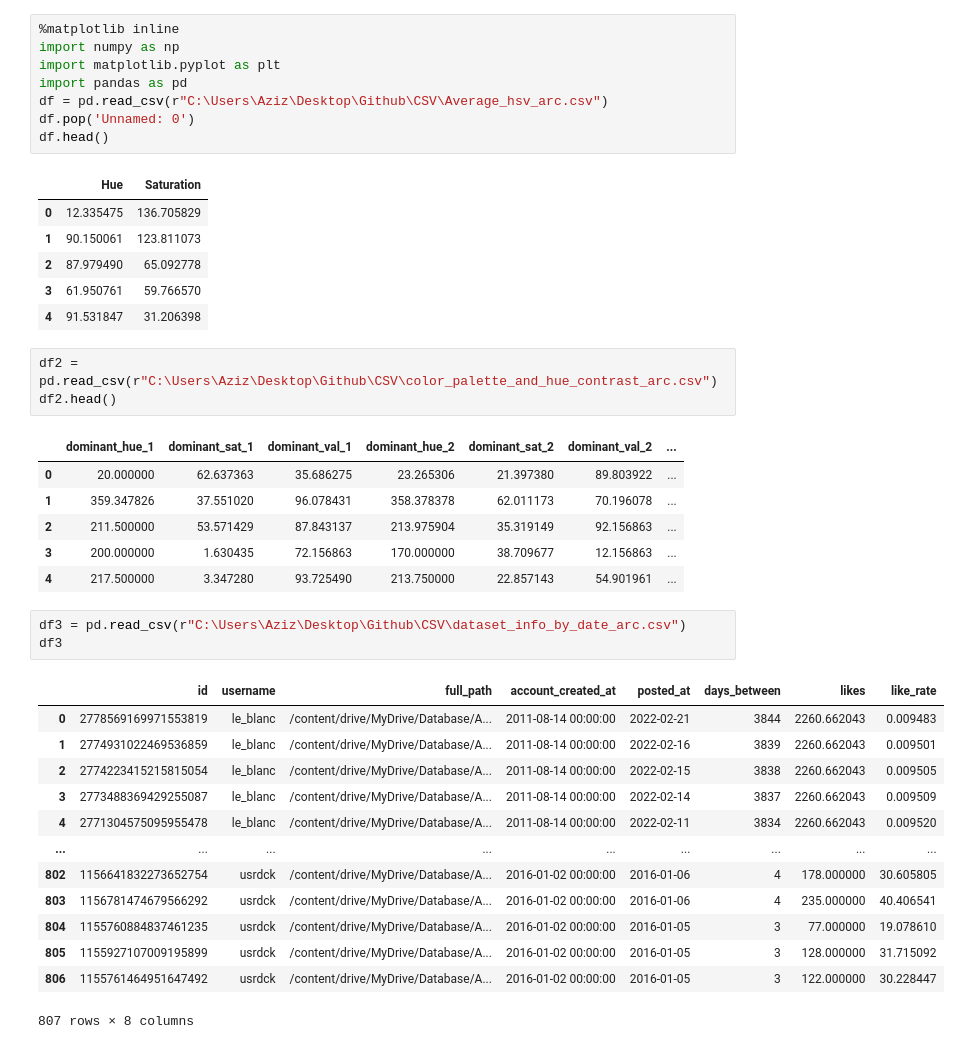
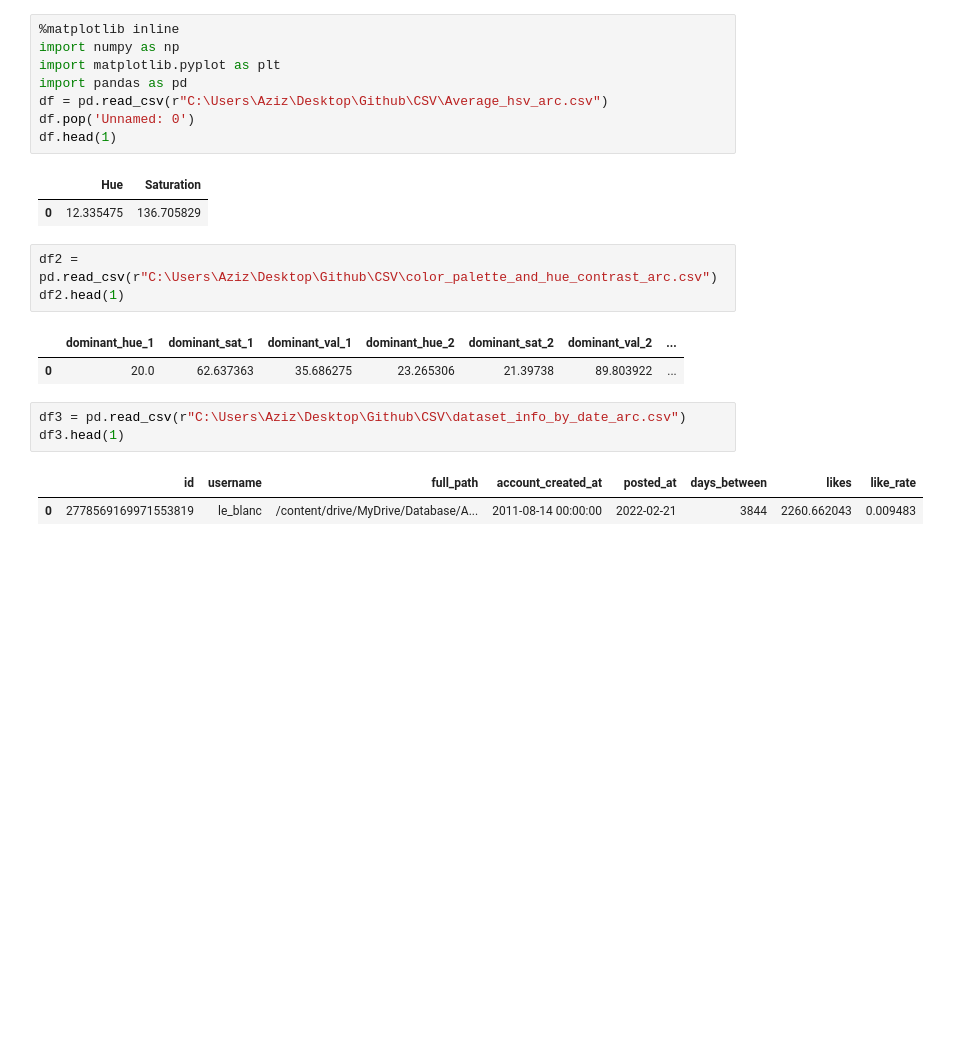
Before and after one commit to zizkincido/GraduationProject, a Jupyter notebook: Python/MergedFeatures.ipynb, the cells around one changed output. Drawn from its saved outputs; the diff is of its cells as text; blank space fills up the shorter version.

```diff
--- a/Python/MergedFeatures.ipynb
+++ b/Python/MergedFeatures.ipynb
@@ -5,41 +5,22 @@ import matplotlib.pyplot as plt
 import pandas as pd
 df = pd.read_csv(r"C:\Users\Aziz\Desktop\Github\CSV\Average_hsv_arc.csv")
 df.pop('Unnamed: 0')
-df.head()
+df.head(1)
 # %% [output]
 |  | Hue | Saturation |
 | 0 | 12.335475 | 136.705829 |
-| 1 | 90.150061 | 123.811073 |
-| 2 | 87.979490 | 65.092778 |
-| 3 | 61.950761 | 59.766570 |
-| 4 | 91.531847 | 31.206398 |
 # %%
 df2 = pd.read_csv(r"C:\Users\Aziz\Desktop\Github\CSV\color_palette_and_hue_contrast_arc.csv")
-df2.head()
+df2.head(1)
 # %% [output]
 |  | dominant_hue_1 | dominant_sat_1 | dominant_val_1 | dominant_hue_2 | dominant_sat_2 | dominant_val_2 | ... |
-| 0 | 20.000000 | 62.637363 | 35.686275 | 23.265306 | 21.397380 | 89.803922 | ... |
-| 1 | 359.347826 | 37.551020 | 96.078431 | 358.378378 | 62.011173 | 70.196078 | ... |
-| 2 | 211.500000 | 53.571429 | 87.843137 | 213.975904 | 35.319149 | 92.156863 | ... |
-| 3 | 200.000000 | 1.630435 | 72.156863 | 170.000000 | 38.709677 | 12.156863 | ... |
-| 4 | 217.500000 | 3.347280 | 93.725490 | 213.750000 | 22.857143 | 54.901961 | ... |
+| 0 | 20.0 | 62.637363 | 35.686275 | 23.265306 | 21.39738 | 89.803922 | ... |
 # %%
 df3 = pd.read_csv(r"C:\Users\Aziz\Desktop\Github\CSV\dataset_info_by_date_arc.csv")
-df3
+df3.head(1)
 # %% [output]
 |  | id | username | full_path | account_created_at | posted_at | days_between | likes | like_rate |
 | 0 | 2778569169971553819 | le_blanc | /content/drive/MyDrive/Database/A... | 2011-08-14 00:00:00 | 2022-02-21 | 3844 | 2260.662043 | 0.009483 |
-| 1 | 2774931022469536859 | le_blanc | /content/drive/MyDrive/Database/A... | 2011-08-14 00:00:00 | 2022-02-16 | 3839 | 2260.662043 | 0.009501 |
-| 2 | 2774223415215815054 | le_blanc | /content/drive/MyDrive/Database/A... | 2011-08-14 00:00:00 | 2022-02-15 | 3838 | 2260.662043 | 0.009505 |
-| 3 | 2773488369429255087 | le_blanc | /content/drive/MyDrive/Database/A... | 2011-08-14 00:00:00 | 2022-02-14 | 3837 | 2260.662043 | 0.009509 |
-| 4 | 2771304575095955478 | le_blanc | /content/drive/MyDrive/Database/A... | 2011-08-14 00:00:00 | 2022-02-11 | 3834 | 2260.662043 | 0.009520 |
-| ... | ... | ... | ... | ... | ... | ... | ... | ... |
-| 802 | 1156641832273652754 | usrdck | /content/drive/MyDrive/Database/A... | 2016-01-02 00:00:00 | 2016-01-06 | 4 | 178.000000 | 30.605805 |
-| 803 | 1156781474679566292 | usrdck | /content/drive/MyDrive/Database/A... | 2016-01-02 00:00:00 | 2016-01-06 | 4 | 235.000000 | 40.406541 |
-| 804 | 1155760884837461235 | usrdck | /content/drive/MyDrive/Database/A... | 2016-01-02 00:00:00 | 2016-01-05 | 3 | 77.000000 | 19.078610 |
-| 805 | 1155927107009195899 | usrdck | /content/drive/MyDrive/Database/A... | 2016-01-02 00:00:00 | 2016-01-05 | 3 | 128.000000 | 31.715092 |
-| 806 | 1155761464951647492 | usrdck | /content/drive/MyDrive/Database/A... | 2016-01-02 00:00:00 | 2016-01-05 | 3 | 122.000000 | 30.228447 |
-807 rows × 8 columns
 # %%
 df4 = pd.read_csv(r"C:\Users\Aziz\Desktop\Github\CSV\Dominant_Unique_Hue_arc.csv")
 df4.pop('Unnamed: 0')
```
Also changed, not shown: parts of 13 cells of this notebook.
